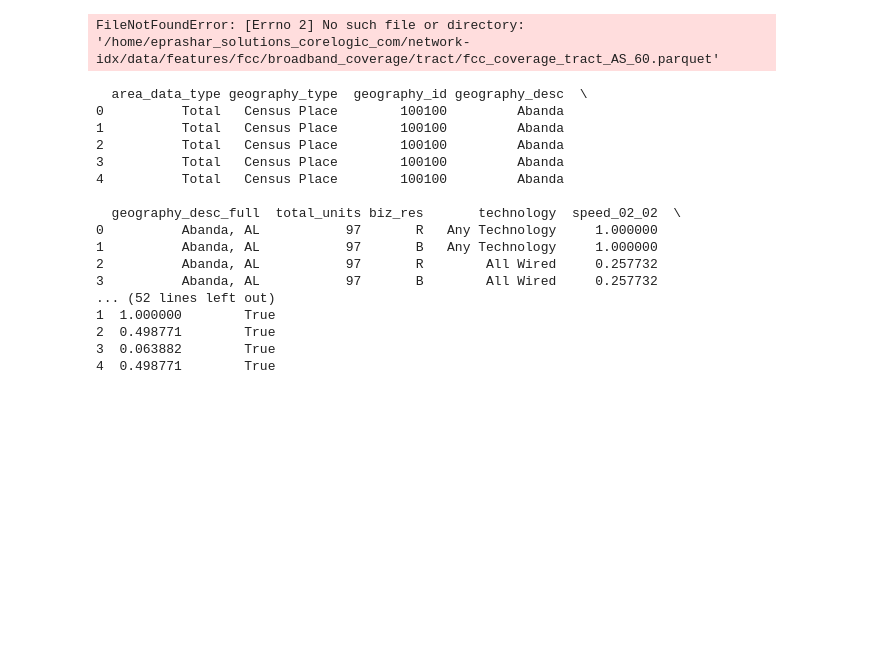
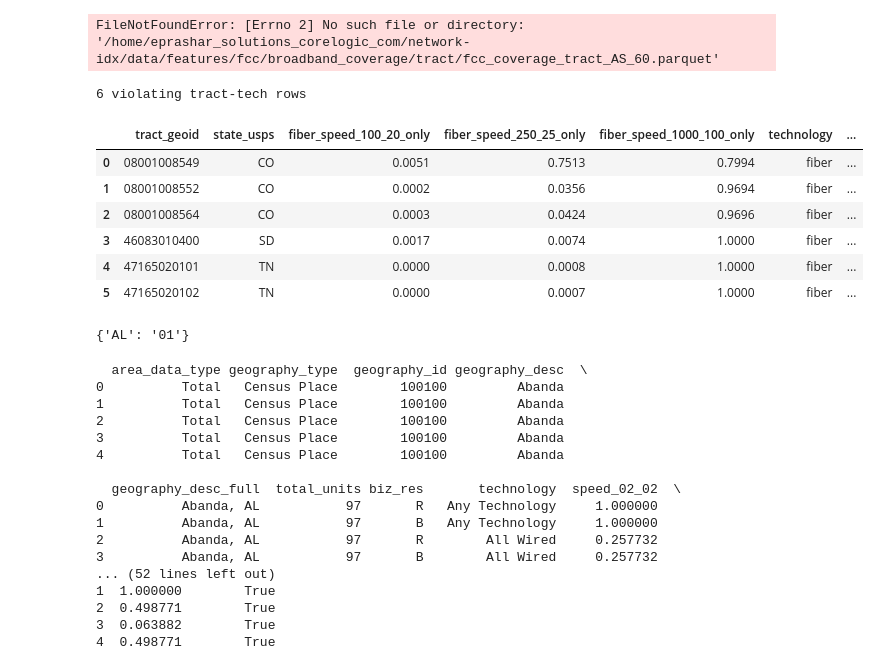
Before and after one commit to eprashar-clgx/network-idx, a Jupyter notebook: notebooks/02_feature_engg_fcc_fixed_coverage_block_ct.ipynb, the cells around one changed output. Saved outputs shown, nothing was run; the diff lists cells and outputs as text; code cells hidden in the pictures; blank space fills up the shorter version.

Commit message:
added chunk to evaluate census tracts where sum of MECE speed buckets exceeds 100%

```diff
--- a/notebooks/02_feature_engg_fcc_fixed_coverage_block_ct.ipynb
+++ b/notebooks/02_feature_engg_fcc_fixed_coverage_block_ct.ipynb
@@ -64,6 +64,51 @@ For state: WY; checking technology: cable
 All AOK
 ================================================================================
 FileNotFoundError: [Errno 2] No such file or directory: '/home/eprashar_solutions_corelogic_com/network-idx/data/features/fcc/broadband_coverage/tract/fcc_coverage_tract_AS_60.parquet'
+# %%
+from network_idx.constants import STATE_USPS_TO_FIPS
+
+techs = ['copper', 'fiber', 'cable']
+buckets_100_20_plus = ['speed_100_20_only', 'speed_250_25_only', 'speed_1000_100_only']
+
+# Collect violating tracts across all states/techs
+states = {}
+violations = []
+for k, v in STATE_USPS_TO_FIPS.items():
+    states[k] = v
+    if k == "WY":
+        break
+for state, fips in states.items():
+    fpath = Path(f"/home/eprashar_solutions_corelogic_com/network-idx/data/features/fcc/broadband_coverage/tract/fcc_coverage_tract_{state}_{fips}.parquet")
+    df = pd.read_parquet(fpath)
+    for tech in techs:
+        cols = [f"{tech}_{b}" for b in buckets_100_20_plus]
+        total = df[cols].sum(axis=1)
+        mask = total > 1.0 + 1e-9
+        if mask.any():
+            bad = df.loc[mask, ["tract_geoid", "state_usps"] + cols].copy()
+            bad["technology"] = tech
+            bad["bucket_sum"] = total[mask]
+            violations.append(bad)
+
+if violations:
+    violations_df = pd.concat(violations, ignore_index=True)
+    print(f"{len(violations_df)} violating tract-tech rows")
+    display(violations_df)
+else:
+    print("No violations found")
+# %% [output]
+6 violating tract-tech rows
+|  | tract_geoid | state_usps | fiber_speed_100_20_only | fiber_speed_250_25_only | fiber_speed_1000_100_only | technology | ... |
+| 0 | 08001008549 | CO | 0.0051 | 0.7513 | 0.7994 | fiber | ... |
+| 1 | 08001008552 | CO | 0.0002 | 0.0356 | 0.9694 | fiber | ... |
+| 2 | 08001008564 | CO | 0.0003 | 0.0424 | 0.9696 | fiber | ... |
+| 3 | 46083010400 | SD | 0.0017 | 0.0074 | 1.0000 | fiber | ... |
+| 4 | 47165020101 | TN | 0.0000 | 0.0008 | 1.0000 | fiber | ... |
+| 5 | 47165020102 | TN | 0.0000 | 0.0007 | 1.0000 | fiber | ... |
+# %%
+print(states)
+# %% [output]
+{'AL': '01'}
 # %%
 # Checking that speed buckets are cumulative (monotonically decreasing)
 from network_idx.constants import STATE_USPS_TO_FIPS
```
